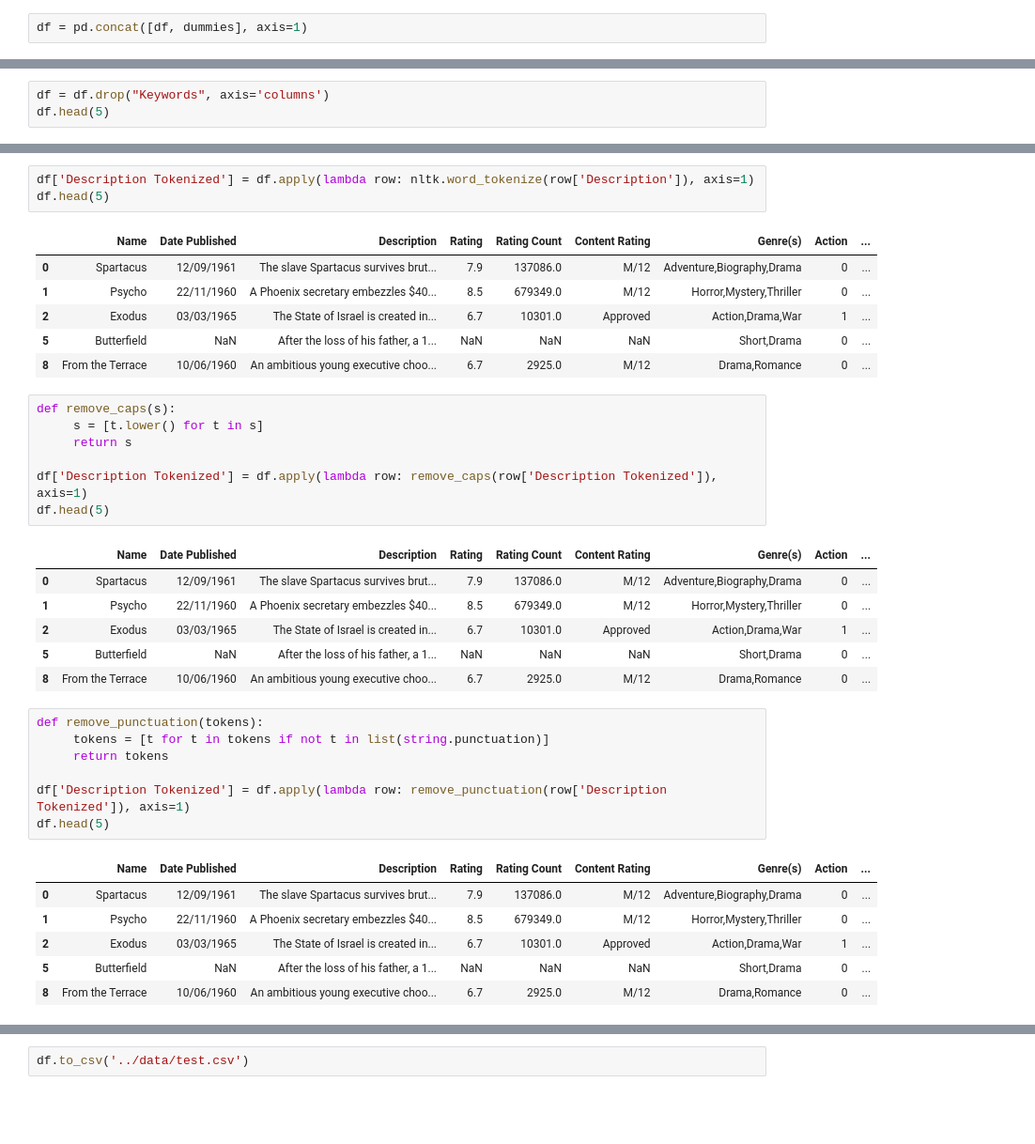
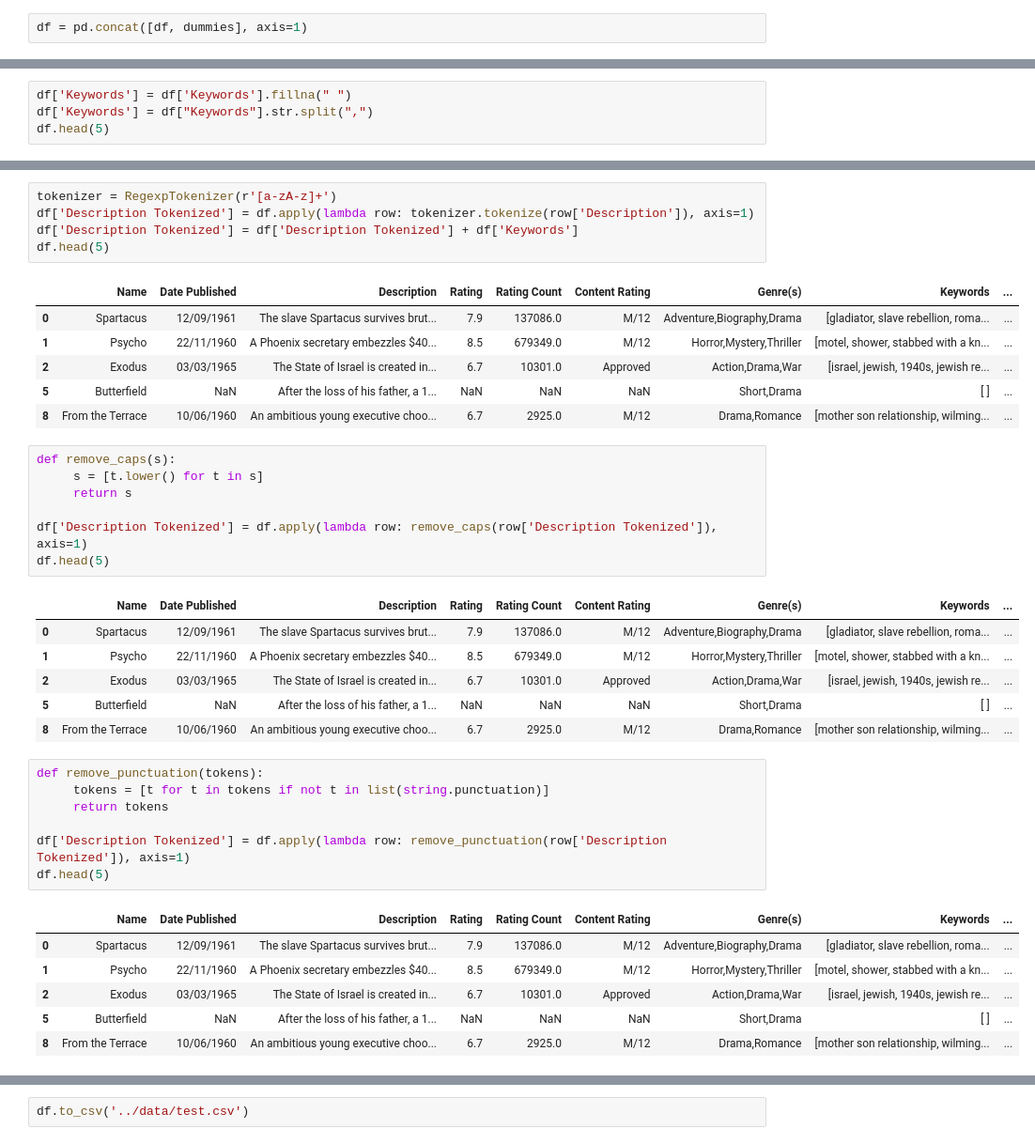
Before and after one commit to xavier-santos/Challenge3-Team7-MEIA-2022-2023, a Jupyter notebook: notebooks/Data Preprocessing.ipynb, the cells around one changed output, grey strips where cells are left out. Shown at 94% size. Drawn from its saved outputs; the diff is of its cells as text; blank space fills up the shorter version.

Commit message:
Join keywords and description

```diff
--- a/notebooks/Data Preprocessing.ipynb
+++ b/notebooks/Data Preprocessing.ipynb
@@ -99,6 +100,3 @@ df.head(5)
 | 2 | Exodus | 03/03/1965 | The State of Israel is created in... | 6.7 | 10301.0 | Approved | Action,Drama,War | israel,jewish,1940s,jewish refuge... | ... |
 | 5 | Butterfield | NaN | After the loss of his father, a 1... | NaN | NaN | NaN | Short,Drama | NaN | ... |
 | 8 | From the Terrace | 10/06/1960 | An ambitious young executive choo... | 6.7 | 2925.0 | M/12 | Drama,Romance | mother son relationship,wilmingto... | ... |
-# %%
-df = df.drop("Keywords", axis='columns')
-df.head(5)
@@ -111,0 +103,4 @@ df.head(5)
+# %%
+df['Keywords'] = df['Keywords'].fillna(" ")
+df['Keywords'] = df["Keywords"].str.split(",")
+df.head(5)
@@ -112,13 +114,15 @@ df.head(5)
 # %%
-df['Description Tokenized'] = df.apply(lambda row: nltk.word_tokenize(row['Description']), axis=1)
+tokenizer = RegexpTokenizer(r'[a-zA-z]+')
+df['Description Tokenized'] = df.apply(lambda row: tokenizer.tokenize(row['Description']), axis=1)
+df['Description Tokenized'] = df['Description Tokenized'] + df['Keywords']
 df.head(5)
 # %% [output]
-|  | Name | Date Published | Description | Rating | Rating Count | Content Rating | Genre(s) | Action | ... |
-| 0 | Spartacus | 12/09/1961 | The slave Spartacus survives brut... | 7.9 | 137086.0 | M/12 | Adventure,Biography,Drama | 0 | ... |
-| 1 | Psycho | 22/11/1960 | A Phoenix secretary embezzles $40... | 8.5 | 679349.0 | M/12 | Horror,Mystery,Thriller | 0 | ... |
-| 2 | Exodus | 03/03/1965 | The State of Israel is created in... | 6.7 | 10301.0 | Approved | Action,Drama,War | 1 | ... |
-| 5 | Butterfield | NaN | After the loss of his father, a 1... | NaN | NaN | NaN | Short,Drama | 0 | ... |
-| 8 | From the Terrace | 10/06/1960 | An ambitious young executive choo... | 6.7 | 2925.0 | M/12 | Drama,Romance | 0 | ... |
+|  | Name | Date Published | Description | Rating | Rating Count | Content Rating | Genre(s) | Keywords | ... |
+| 0 | Spartacus | 12/09/1961 | The slave Spartacus survives brut... | 7.9 | 137086.0 | M/12 | Adventure,Biography,Drama | [gladiator, slave rebellion, roma... | ... |
+| 1 | Psycho | 22/11/1960 | A Phoenix secretary embezzles $40... | 8.5 | 679349.0 | M/12 | Horror,Mystery,Thriller | [motel, shower, stabbed with a kn... | ... |
+| 2 | Exodus | 03/03/1965 | The State of Israel is created in... | 6.7 | 10301.0 | Approved | Action,Drama,War | [israel, jewish, 1940s, jewish re... | ... |
+| 5 | Butterfield | NaN | After the loss of his father, a 1... | NaN | NaN | NaN | Short,Drama | [ ] | ... |
+| 8 | From the Terrace | 10/06/1960 | An ambitious young executive choo... | 6.7 | 2925.0 | M/12 | Drama,Romance | [mother son relationship, wilming... | ... |
 # %%
 def remove_caps(s):
      s = [t.lower() for t in s]
@@ -127,12 +131,12 @@ def remove_caps(s):
 df['Description Tokenized'] = df.apply(lambda row: remove_caps(row['Description Tokenized']), axis=1)
 df.head(5)
 # %% [output]
-|  | Name | Date Published | Description | Rating | Rating Count | Content Rating | Genre(s) | Action | ... |
-| 0 | Spartacus | 12/09/1961 | The slave Spartacus survives brut... | 7.9 | 137086.0 | M/12 | Adventure,Biography,Drama | 0 | ... |
-| 1 | Psycho | 22/11/1960 | A Phoenix secretary embezzles $40... | 8.5 | 679349.0 | M/12 | Horror,Mystery,Thriller | 0 | ... |
-| 2 | Exodus | 03/03/1965 | The State of Israel is created in... | 6.7 | 10301.0 | Approved | Action,Drama,War | 1 | ... |
-| 5 | Butterfield | NaN | After the loss of his father, a 1... | NaN | NaN | NaN | Short,Drama | 0 | ... |
-| 8 | From the Terrace | 10/06/1960 | An ambitious young executive choo... | 6.7 | 2925.0 | M/12 | Drama,Romance | 0 | ... |
+|  | Name | Date Published | Description | Rating | Rating Count | Content Rating | Genre(s) | Keywords | ... |
+| 0 | Spartacus | 12/09/1961 | The slave Spartacus survives brut... | 7.9 | 137086.0 | M/12 | Adventure,Biography,Drama | [gladiator, slave rebellion, roma... | ... |
+| 1 | Psycho | 22/11/1960 | A Phoenix secretary embezzles $40... | 8.5 | 679349.0 | M/12 | Horror,Mystery,Thriller | [motel, shower, stabbed with a kn... | ... |
+| 2 | Exodus | 03/03/1965 | The State of Israel is created in... | 6.7 | 10301.0 | Approved | Action,Drama,War | [israel, jewish, 1940s, jewish re... | ... |
+| 5 | Butterfield | NaN | After the loss of his father, a 1... | NaN | NaN | NaN | Short,Drama | [ ] | ... |
+| 8 | From the Terrace | 10/06/1960 | An ambitious young executive choo... | 6.7 | 2925.0 | M/12 | Drama,Romance | [mother son relationship, wilming... | ... |
 # %%
 def remove_punctuation(tokens):
      tokens = [t for t in tokens if not t in list(string.punctuation)]
@@ -141,12 +145,12 @@ def remove_punctuation(tokens):
 df['Description Tokenized'] = df.apply(lambda row: remove_punctuation(row['Description Tokenized']), axis=1)
 df.head(5)
 # %% [output]
-|  | Name | Date Published | Description | Rating | Rating Count | Content Rating | Genre(s) | Action | ... |
-| 0 | Spartacus | 12/09/1961 | The slave Spartacus survives brut... | 7.9 | 137086.0 | M/12 | Adventure,Biography,Drama | 0 | ... |
-| 1 | Psycho | 22/11/1960 | A Phoenix secretary embezzles $40... | 8.5 | 679349.0 | M/12 | Horror,Mystery,Thriller | 0 | ... |
-| 2 | Exodus | 03/03/1965 | The State of Israel is created in... | 6.7 | 10301.0 | Approved | Action,Drama,War | 1 | ... |
-| 5 | Butterfield | NaN | After the loss of his father, a 1... | NaN | NaN | NaN | Short,Drama | 0 | ... |
-| 8 | From the Terrace | 10/06/1960 | An ambitious young executive choo... | 6.7 | 2925.0 | M/12 | Drama,Romance | 0 | ... |
+|  | Name | Date Published | Description | Rating | Rating Count | Content Rating | Genre(s) | Keywords | ... |
+| 0 | Spartacus | 12/09/1961 | The slave Spartacus survives brut... | 7.9 | 137086.0 | M/12 | Adventure,Biography,Drama | [gladiator, slave rebellion, roma... | ... |
+| 1 | Psycho | 22/11/1960 | A Phoenix secretary embezzles $40... | 8.5 | 679349.0 | M/12 | Horror,Mystery,Thriller | [motel, shower, stabbed with a kn... | ... |
+| 2 | Exodus | 03/03/1965 | The State of Israel is created in... | 6.7 | 10301.0 | Approved | Action,Drama,War | [israel, jewish, 1940s, jewish re... | ... |
+| 5 | Butterfield | NaN | After the loss of his father, a 1... | NaN | NaN | NaN | Short,Drama | [ ] | ... |
+| 8 | From the Terrace | 10/06/1960 | An ambitious young executive choo... | 6.7 | 2925.0 | M/12 | Drama,Romance | [mother son relationship, wilming... | ... |
 # %%
 def remove_stopwords(tokens):
      tokens = [t for t in tokens if not t in stopwords.words("english")]
```
Also changed, not shown: parts of 5 cells of this notebook, 1 other file.
